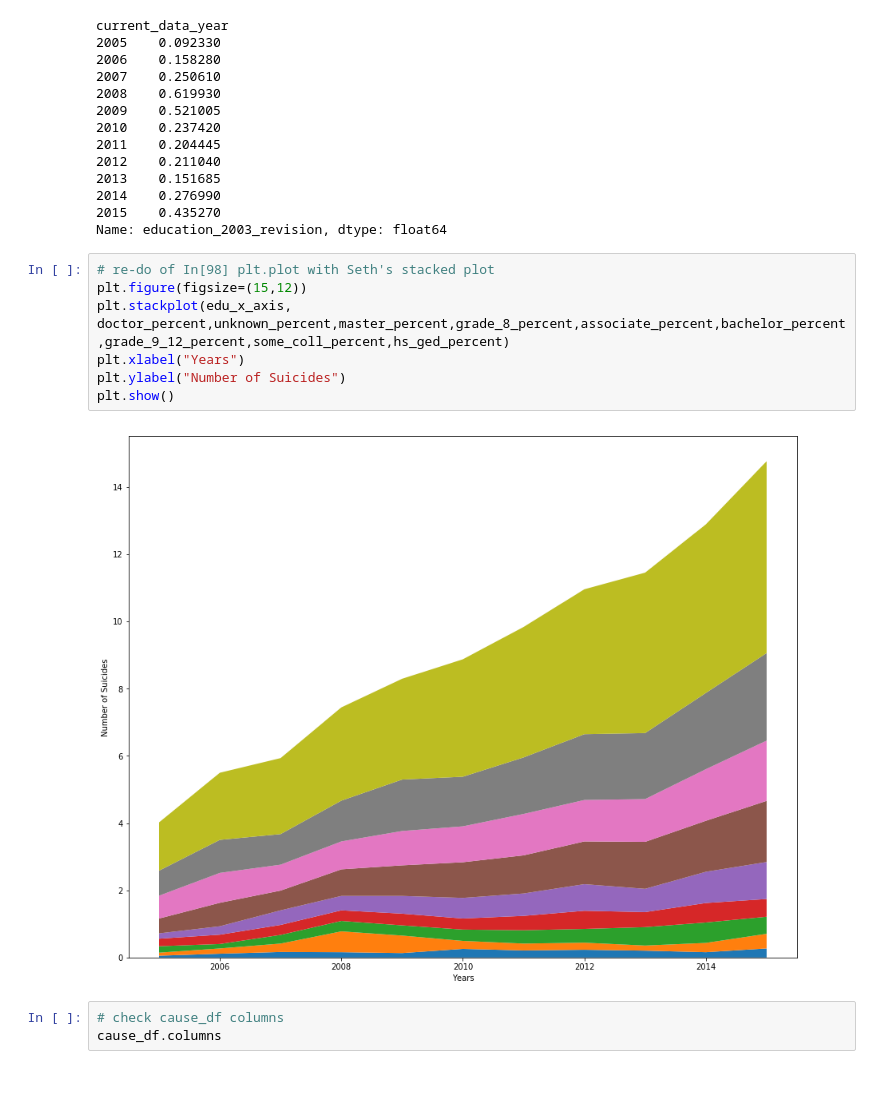
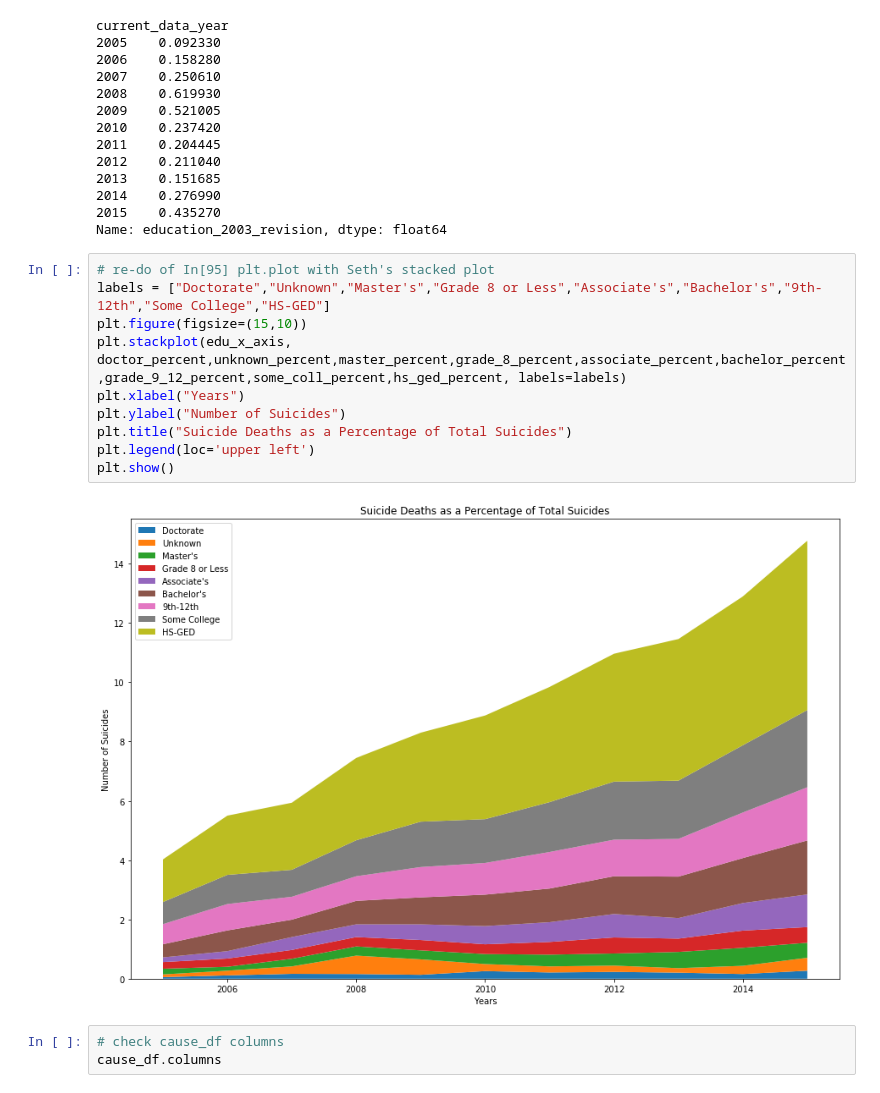
Before and after one commit to kuhlh2o/Team4_Project1_Hank, a Jupyter notebook: Hank_Project_1.ipynb, the cells around one changed output. Drawn from its saved outputs; the diff is of its cells as text.

```diff
--- a/Hank_Project_1.ipynb
+++ b/Hank_Project_1.ipynb
@@ -1041,14 +1041,17 @@ current_data_year
 2015    0.435270
 Name: education_2003_revision, dtype: float64
 # %%
-# re-do of In[98] plt.plot with Seth's stacked plot
-plt.figure(figsize=(15,12))
-plt.stackplot(edu_x_axis, doctor_percent,unknown_percent,master_percent,grade_8_percent,associate_percent,bachelor_percent,grade_9_12_percent,some_coll_percent,hs_ged_percent)
+# re-do of In[95] plt.plot with Seth's stacked plot
+labels = ["Doctorate","Unknown","Master's","Grade 8 or Less","Associate's","Bachelor's","9th-12th","Some College","HS-GED"]
+plt.figure(figsize=(15,10))
+plt.stackplot(edu_x_axis, doctor_percent,unknown_percent,master_percent,grade_8_percent,associate_percent,bachelor_percent,grade_9_12_percent,some_coll_percent,hs_ged_percent, labels=labels)
 plt.xlabel("Years")
 plt.ylabel("Number of Suicides")
+plt.title("Suicide Deaths as a Percentage of Total Suicides")
+plt.legend(loc='upper left')
 plt.show()
 # %% [output]
-[figure, old version]
+[figure, new version]
 # %%
 # check cause_df columns
 cause_df.columns
```
Also changed, not shown: parts of 38 cells of this notebook.
